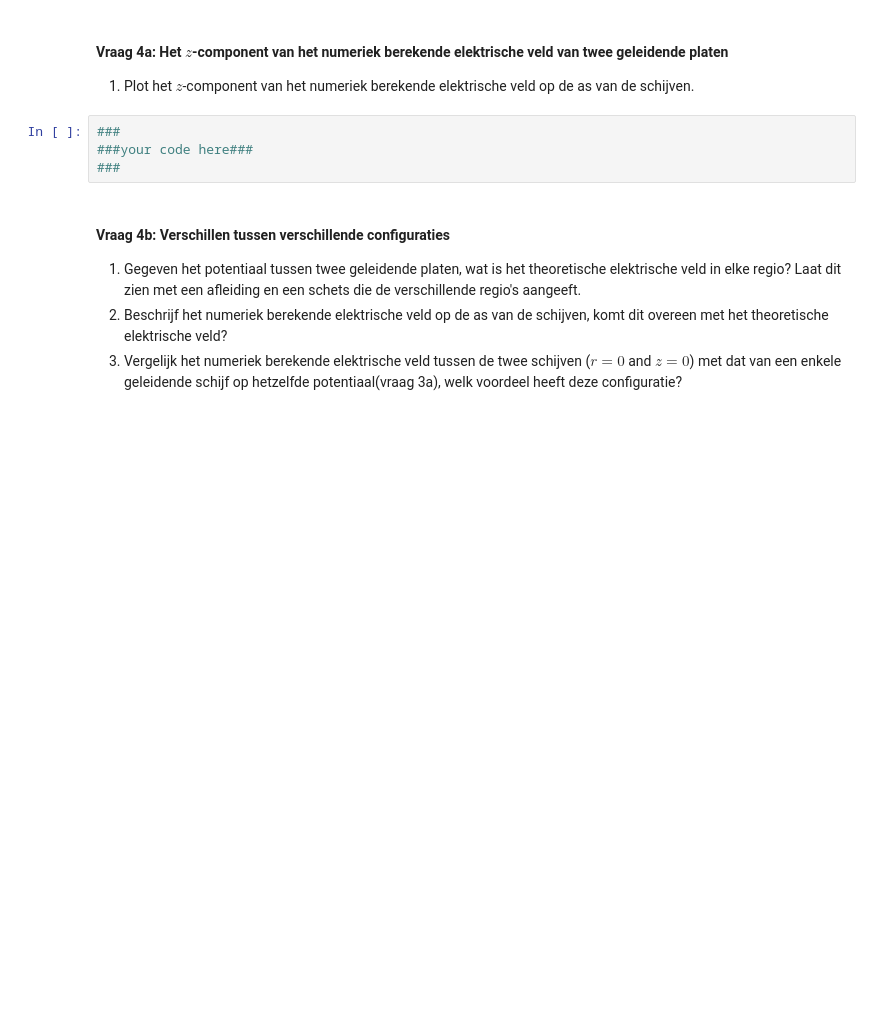
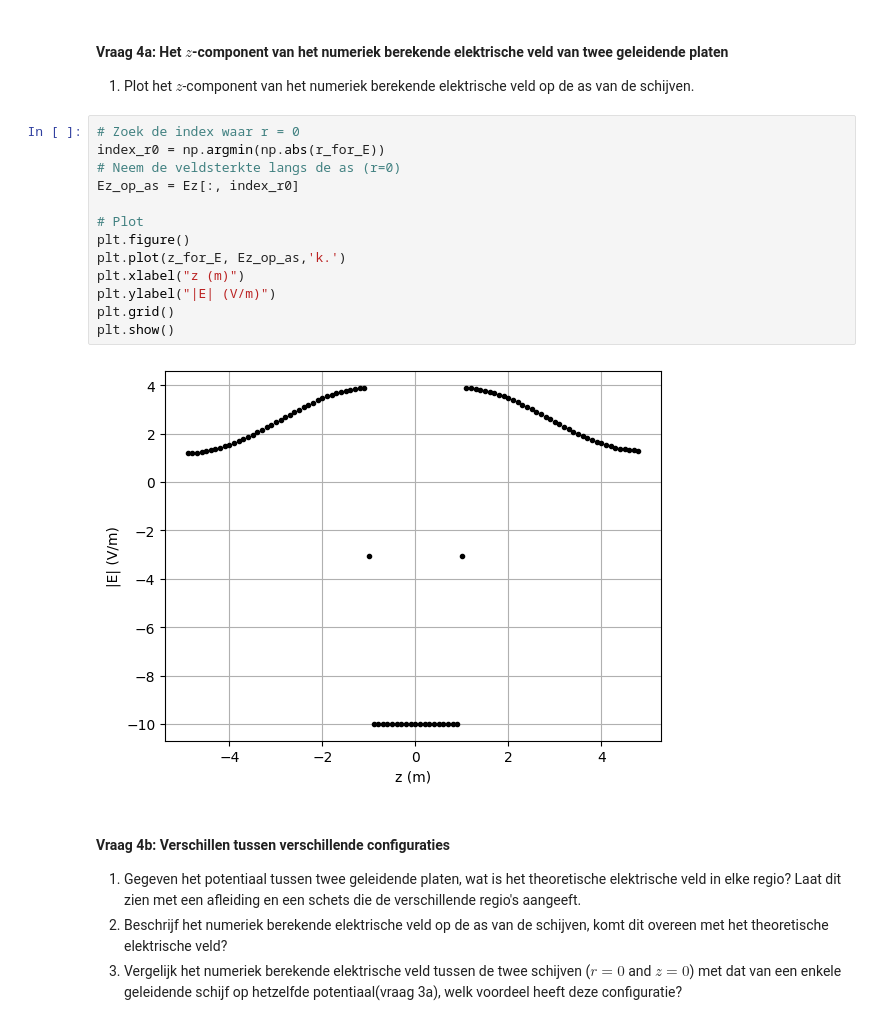
Before and after one commit to Alek-Janssen/opdrachten-DEF-D, a Jupyter notebook: DigitaleOntwerpopdrachten/1CondensatorOpdracht/CondensatorOntwerpopdracht.ipynb, the cells around one changed output. Cells and saved outputs as stored; diff of their text form; blank space fills up the shorter version.

```diff
--- a/DigitaleOntwerpopdrachten/1CondensatorOpdracht/CondensatorOntwerpopdracht.ipynb
+++ b/DigitaleOntwerpopdrachten/1CondensatorOpdracht/CondensatorOntwerpopdracht.ipynb
@@ -415,9 +457,20 @@ plot_results_disk(Ez, Er, normE, V, r, z, grid_step, disk_radius, z_pos_disk1, z
 
 1. Plot het $z$-component van het numeriek berekende elektrische veld op de as van de schijven.
 # %%
-###
-###your code here###
-###
+# Zoek de index waar r = 0
+index_r0 = np.argmin(np.abs(r_for_E))
+# Neem de veldsterkte langs de as (r=0)
+Ez_op_as = Ez[:, index_r0]
+
+# Plot
+plt.figure()
+plt.plot(z_for_E, Ez_op_as,'k.')
+plt.xlabel("z (m)")
+plt.ylabel("|E| (V/m)")
+plt.grid()
+plt.show()
+# %% [output]
+[figure, added]
 # %% [markdown]
 #### Vraag 4b: Verschillen tussen verschillende configuraties
 
```
Also changed, not shown: parts of 8 cells of this notebook.
